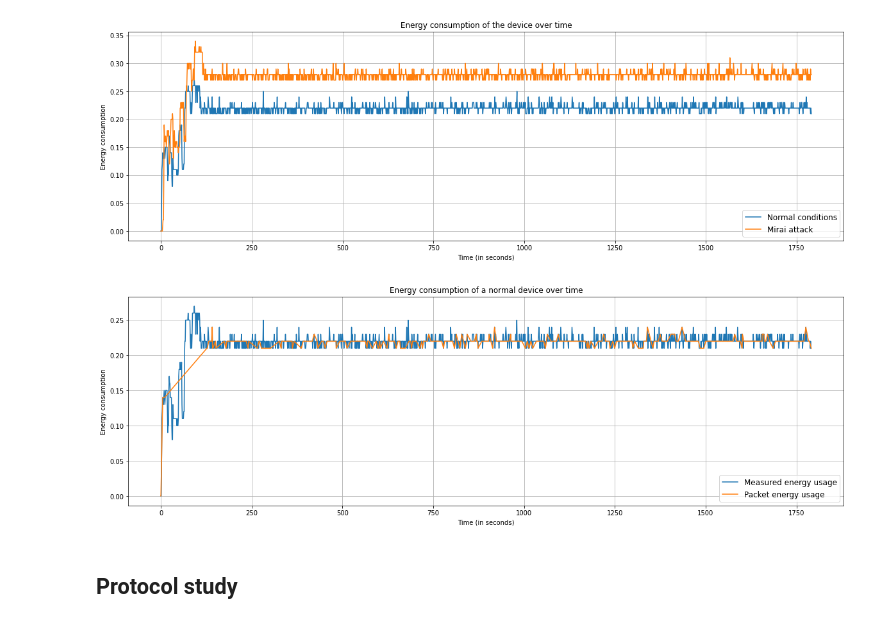
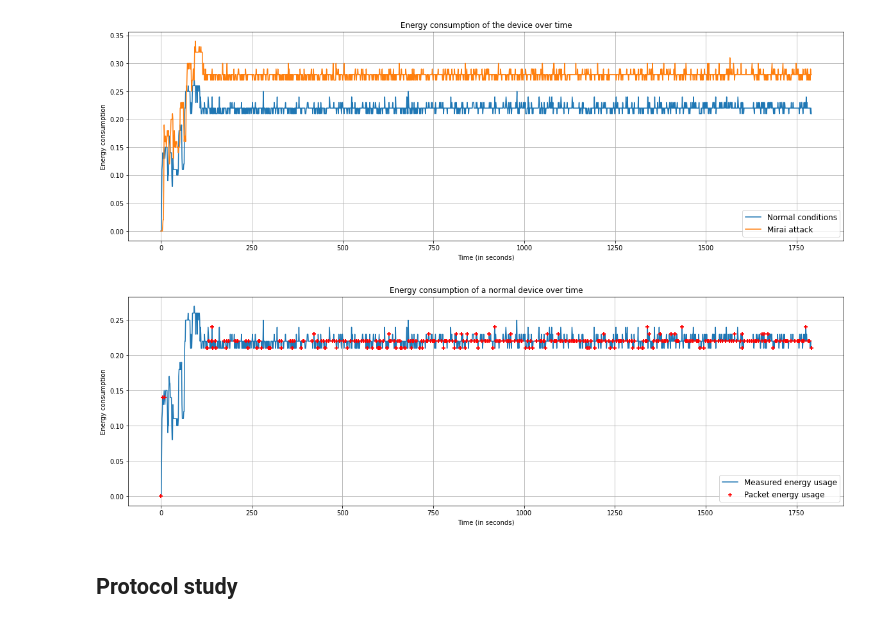
Before and after one commit to Alexis-BX/federated_iot_threat_detection, a Jupyter notebook: Final Merge.ipynb, the cells around one changed output. Saved outputs shown, nothing was run; the diff lists cells and outputs as text; code cells hidden in the pictures.

```diff
--- a/Final Merge.ipynb
+++ b/Final Merge.ipynb
@@ -124,15 +56,5 @@ normal_energy
 | 1796 | 0.23 | 1796 |
 1797 rows × 2 columns
 # %%
-# Get both network datasets in the same time-frame
-max_time = min(normal_network['Time'].max(), normal_network['Time'].max())
-
-normal_network.drop(inplace=True, index=np.where(normal_network['Time']>max_time)[0])
-normal_energy.drop(inplace=True, index=np.where(normal_energy['time']>max_time)[0])
-mirai_network.drop(inplace=True, index=list(np.where(mirai_network['Time']>max_time)[0]))
-mirai_energy.drop(inplace=True, index=list(np.where(mirai_energy['time']>max_time)[0]))
-
-normal_network.reset_index(inplace=True, drop=True)
-normal_energy.reset_index(inplace=True, drop=True)
-mirai_network.reset_index(inplace=True, drop=True)
-mirai_energy.reset_index(inplace=True, drop=True)
+# Get all datasets in the same time-frame
+normal_network, normal_energy, mirai_network, mirai_energy = cut_data(normal_network, normal_energy, mirai_network, mirai_energy)
@@ -164,18 +76,18 @@ ax.grid()
 # %%
 fig, ax = plt.subplots()
 fig.set_size_inches(20, 6)
 
 max_time = min(normal_energy['time'].max(), mirai_energy['time'].max())
 
 ax.plot(normal_energy['time'], normal_energy['energy'], label='Measured energy usage')
-ax.plot(normal_network['Time'], normal_network['energy'], label='Packet energy usage')
+ax.scatter(normal_network['Time'], normal_network['energy'], label='Packet energy usage', c='r', marker='+', zorder=10)
 ax.set_title('Energy consumption of a normal device over time')
 ax.set_xlabel('Time (in seconds)')
 ax.set_ylabel('Energy consumption')
 ax.legend(loc=4, prop={'size': 12})
 ax.grid()
 # %% [output]
-[figure, old version]
+[figure, new version]
 # %% [markdown]
 ## Protocol study
 # %%
```
Also changed, not shown: parts of 27 cells of this notebook, 15 other files.
